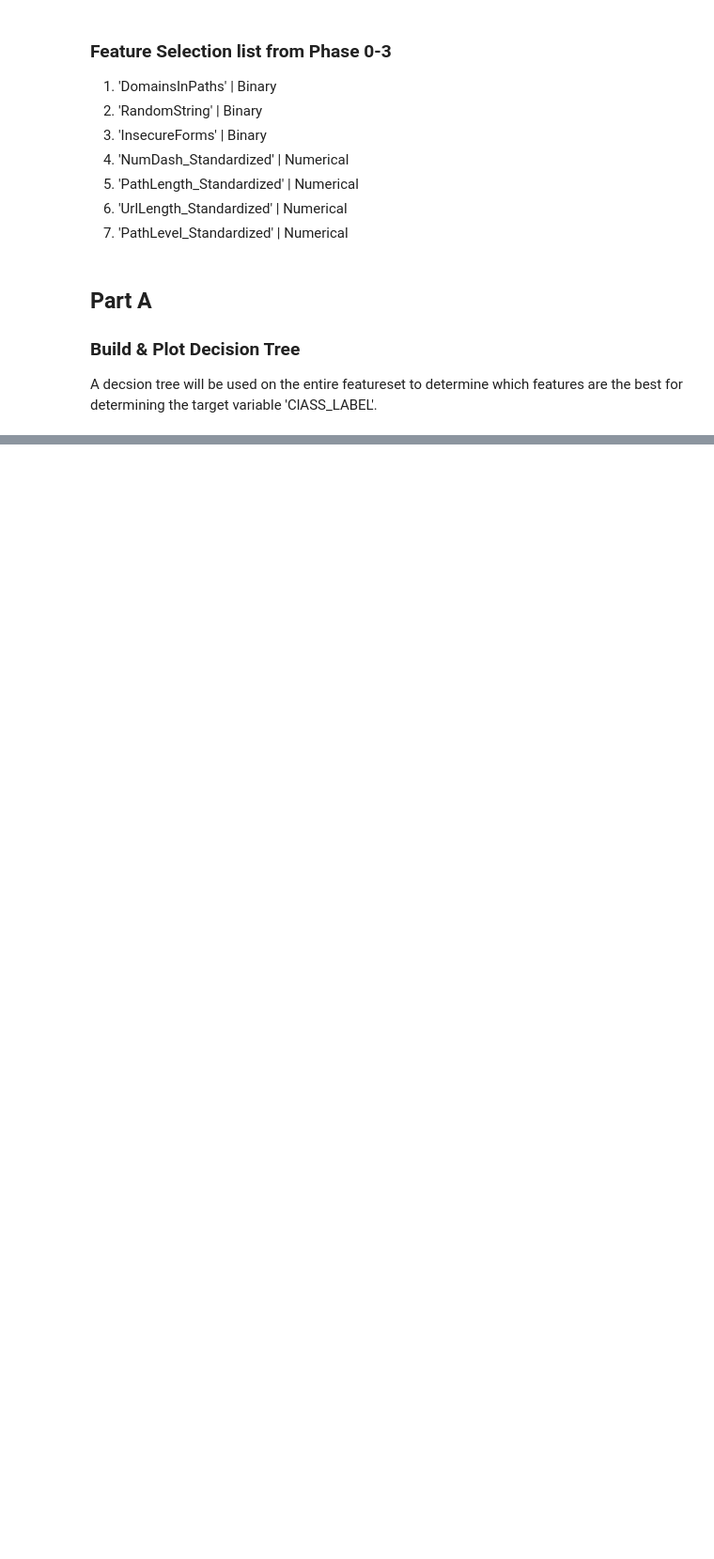
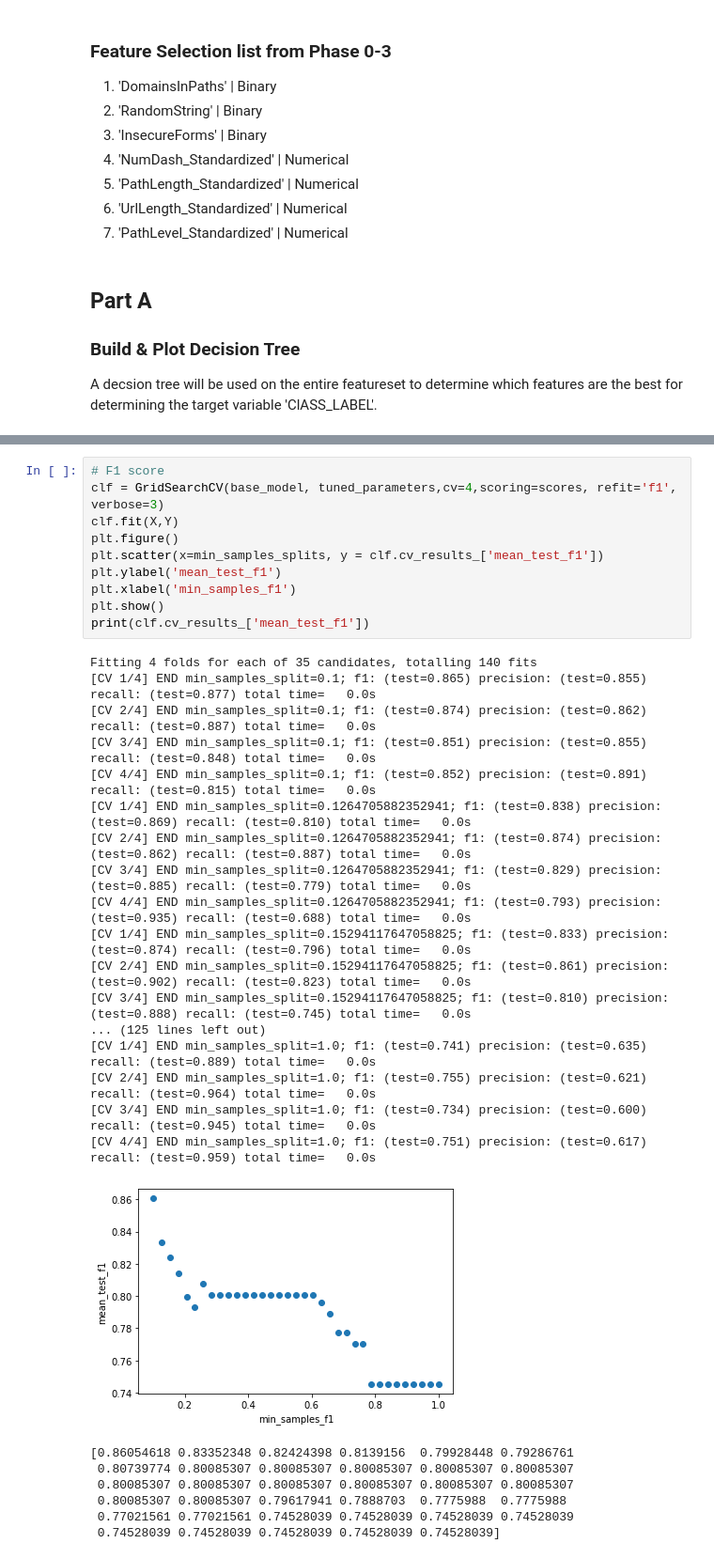
Before and after one commit to Jut257/CYB-362, a Jupyter notebook: phase4.ipynb, the cells around one changed output, grey strips where cells are left out. Shown at 94% size. Drawn from its saved outputs; the diff is of its cells as text; blank space fills up the shorter version.

```diff
--- a/phase4.ipynb
+++ b/phase4.ipynb
@@ -140,0 +273,35 @@ plt.show()
+# %%
+# F1 score
+clf = GridSearchCV(base_model, tuned_parameters,cv=4,scoring=scores, refit='f1', verbose=3)
+clf.fit(X,Y)
+plt.figure()
+plt.scatter(x=min_samples_splits, y = clf.cv_results_['mean_test_f1'])
+plt.ylabel('mean_test_f1')
+plt.xlabel('min_samples_f1')
+plt.show()
+print(clf.cv_results_['mean_test_f1'])
+# %% [output]
+Fitting 4 folds for each of 35 candidates, totalling 140 fits
+[CV 1/4] END min_samples_split=0.1; f1: (test=0.865) precision: (test=0.855) recall: (test=0.877) total time=   0.0s
+[CV 2/4] END min_samples_split=0.1; f1: (test=0.874) precision: (test=0.862) recall: (test=0.887) total time=   0.0s
+[CV 3/4] END min_samples_split=0.1; f1: (test=0.851) precision: (test=0.855) recall: (test=0.848) total time=   0.0s
+[CV 4/4] END min_samples_split=0.1; f1: (test=0.852) precision: (test=0.891) recall: (test=0.815) total time=   0.0s
+[CV 1/4] END min_samples_split=0.1264705882352941; f1: (test=0.838) precision: (test=0.869) recall: (test=0.810) total time=   0.0s
+[CV 2/4] END min_samples_split=0.1264705882352941; f1: (test=0.874) precision: (test=0.862) recall: (test=0.887) total time=   0.0s
+[CV 3/4] END min_samples_split=0.1264705882352941; f1: (test=0.829) precision: (test=0.885) recall: (test=0.779) total time=   0.0s
+[CV 4/4] END min_samples_split=0.1264705882352941; f1: (test=0.793) precision: (test=0.935) recall: (test=0.688) total time=   0.0s
+[CV 1/4] END min_samples_split=0.15294117647058825; f1: (test=0.833) precision: (test=0.874) recall: (test=0.796) total time=   0.0s
+[CV 2/4] END min_samples_split=0.15294117647058825; f1: (test=0.861) precision: (test=0.902) recall: (test=0.823) total time=   0.0s
+[CV 3/4] END min_samples_split=0.15294117647058825; f1: (test=0.810) precision: (test=0.888) recall: (test=0.745) total time=   0.0s
+... (125 lines left out)
+[CV 1/4] END min_samples_split=1.0; f1: (test=0.741) precision: (test=0.635) recall: (test=0.889) total time=   0.0s
+[CV 2/4] END min_samples_split=1.0; f1: (test=0.755) precision: (test=0.621) recall: (test=0.964) total time=   0.0s
+[CV 3/4] END min_samples_split=1.0; f1: (test=0.734) precision: (test=0.600) recall: (test=0.945) total time=   0.0s
+[CV 4/4] END min_samples_split=1.0; f1: (test=0.751) precision: (test=0.617) recall: (test=0.959) total time=   0.0s
+[figure, added]
+[0.86054618 0.83352348 0.82424398 0.8139156  0.79928448 0.79286761
+ 0.80739774 0.80085307 0.80085307 0.80085307 0.80085307 0.80085307
+ 0.80085307 0.80085307 0.80085307 0.80085307 0.80085307 0.80085307
+ 0.80085307 0.80085307 0.79617941 0.7888703  0.7775988  0.7775988
+ 0.77021561 0.77021561 0.74528039 0.74528039 0.74528039 0.74528039
+ 0.74528039 0.74528039 0.74528039 0.74528039 0.74528039]
```
Also changed, not shown: parts of 16 cells of this notebook.
